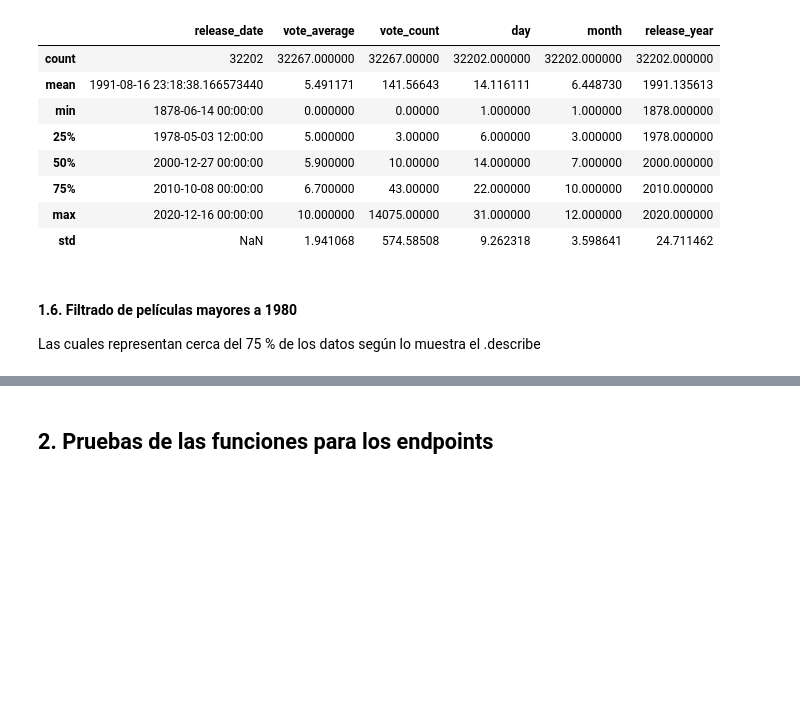
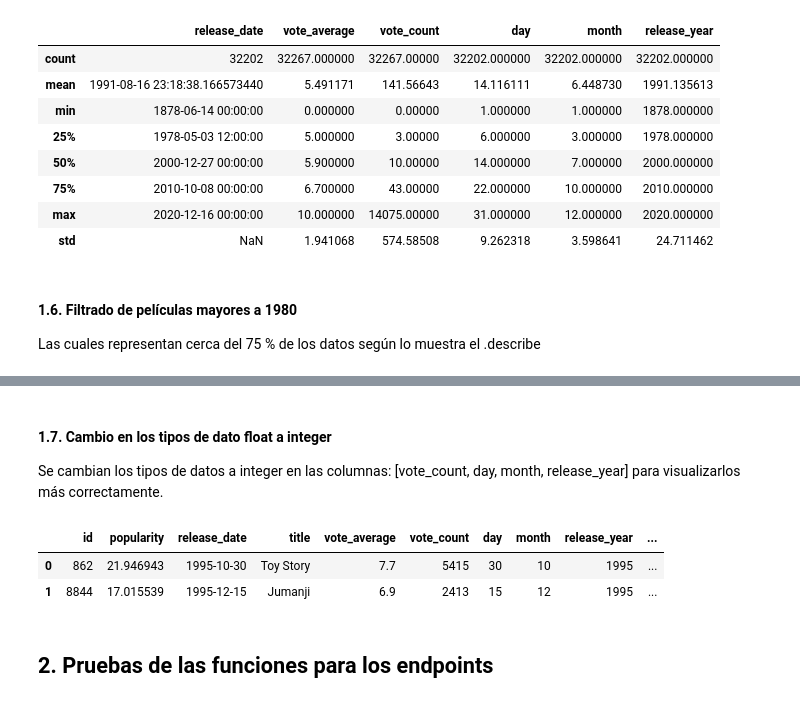
Before and after one commit to JosueMonte/Sistema_Recomendacion, a Jupyter notebook: transformaciones_1.ipynb, the cells around one changed output, grey strips where cells are left out. Saved outputs shown, nothing was run; the diff lists cells and outputs as text; code cells hidden in the pictures; blank space fills up the shorter version.

Commit message:
canbios en los tipos de datos de algunas columnas de float a integer

```diff
--- a/transformaciones_1.ipynb
+++ b/transformaciones_1.ipynb
@@ -172,3 +171,18 @@ memory usage: 2.0+ MB
+# %% [markdown]
+#### 1.7. Cambio en los tipos de dato float a integer
+
+Se cambian los tipos de datos a integer en las columnas: [vote_count, day, month, release_year] para visualizarlos más correctamente.
+# %%
+df_movies_2['release_year'] = df_movies_2['release_year'].astype(int)
+df_movies_2['month'] = df_movies_2['month'].astype(int)
+df_movies_2['day'] = df_movies_2['day'].astype(int)
+df_movies_2['vote_count'] = df_movies_2['vote_count'].astype(int)
+# %%
+df_movies_2.head(2)
+# %% [output]
+|  | id | popularity | release_date | title | vote_average | vote_count | day | month | release_year | ... |
+| 0 | 862 | 21.946943 | 1995-10-30 | Toy Story | 7.7 | 5415 | 30 | 10 | 1995 | ... |
+| 1 | 8844 | 17.015539 | 1995-12-15 | Jumanji | 6.9 | 2413 | 15 | 12 | 1995 | ... |
 # %% [markdown]
 ## 2. Pruebas de las funciones para los endpoints
 # %% [markdown]
```
Also changed, not shown: parts of 1 cell of this notebook, 2 other files.
